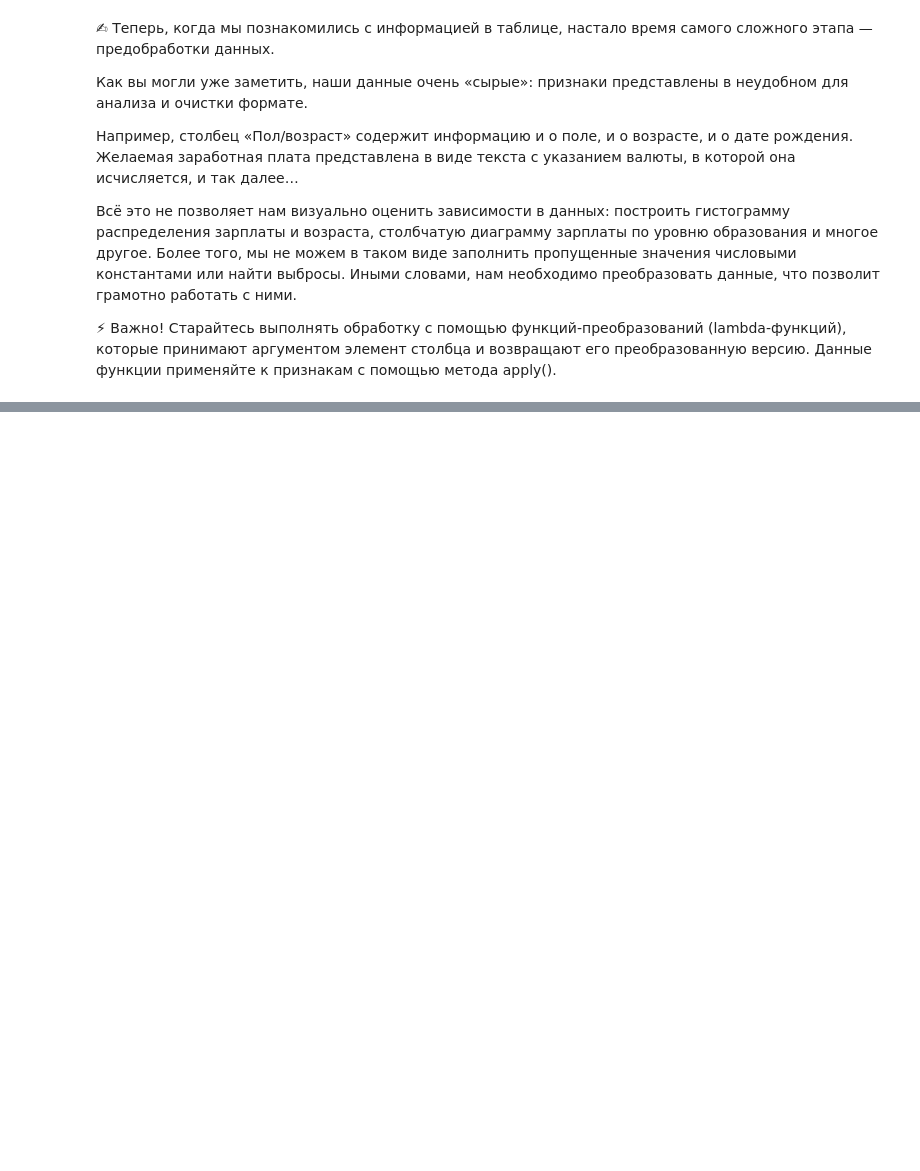
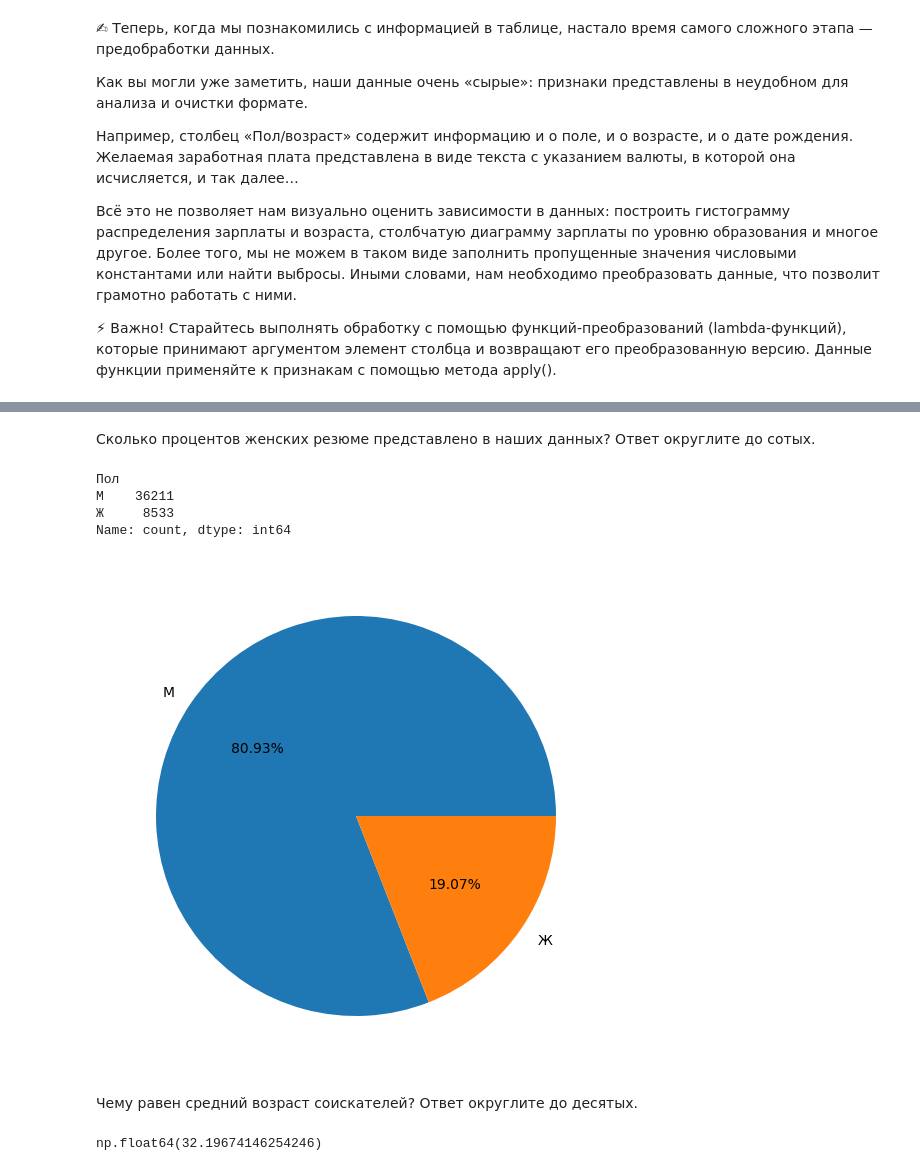
Before and after one commit to Fedgun/IDE, a Jupyter notebook: Skillfactory/Project_homework/Проект 1. Анализ резюме на HH/3. Преобразование данных.ipynb, the cells around one changed output, grey strips where cells are left out. Drawn from its saved outputs; the diff is of its cells as text; code cells hidden in the pictures; blank space fills up the shorter version.

```diff
--- a/Skillfactory/Project_homework/Проект 1. Анализ резюме на HH/3. Преобразование данных.ipynb
+++ b/Skillfactory/Project_homework/Проект 1. Анализ резюме на HH/3. Преобразование данных.ipynb
@@ -15,3 +15,7 @@ hh_data = pd.read_csv('data/dst-3.0_16_1_hh_database.csv', sep=';')
 Всё это не позволяет нам визуально оценить зависимости в данных: построить гистограмму распределения зарплаты и возраста, столбчатую диаграмму зарплаты по уровню образования и многое другое. Более того, мы не можем в таком виде заполнить пропущенные значения числовыми константами или найти выбросы. Иными словами, нам необходимо преобразовать данные, что позволит грамотно работать с ними.
 
 ⚡ Важно! Старайтесь выполнять обработку с помощью функций-преобразований (lambda-функций), которые принимают аргументом элемент столбца и возвращают его преобразованную версию. Данные функции применяйте к признакам с помощью метода apply().
+# %%
+hh_data.copy()
+education = hh_data['Образование и ВУЗ'].str.split().str[0:2]
+print(hh_data['Образование и ВУЗ'].unique())
@@ -17,0 +34,14 @@ hh_data = pd.read_csv('data/dst-3.0_16_1_hh_database.csv', sep=';')
+# %%
+def get_education(text):
+    education = ' '.join(text.split(' ')[:2])
+    if 'Неоконченное высшее' in education:
+        return 'неоконченное высшее'
+    elif 'Высшее' in education:
+        return 'высшее'
+    elif 'Среднее специальное' in education:
+        return 'среднее специальное'
+    elif 'Среднее образование' in education:
+        return 'среднее'
+hh_data['Образование'] = hh_data['Образование и ВУЗ'].apply(get_education)
+hh_data = hh_data.drop('Образование и ВУЗ', axis=1)
+print(hh_data['Образование'].value_counts())
@@ -17,0 +73,41 @@ hh_data = pd.read_csv('data/dst-3.0_16_1_hh_database.csv', sep=';')
+# %% [markdown]
+
+Сколько процентов женских резюме представлено в наших данных? Ответ округлите до сотых.
+# %%
+def get_gender(arg):
+    gender = arg.split(',')[0].strip()
+    if 'Мужчина' in gender:
+        return 'М'
+    else:
+        return 'Ж'
+
+
+hh_data['Пол'] = hh_data['Пол, возраст'].apply(get_gender)
+# %%
+gender_comb = hh_data['Пол'].value_counts()
+fig = plt.figure(figsize=(5, 5))
+axes = fig.add_axes([0, 0, 1, 1])
+axes.pie(
+    gender_comb,
+    labels=gender_comb.index,
+    autopct='%.2f%%',
+);
+display(gender_comb)
+# %% [output]
+Пол
+М    36211
+Ж     8533
+Name: count, dtype: int64
+[figure, added]
+# %% [markdown]
+Чему равен средний возраст соискателей? Ответ округлите до десятых.
+# %%
+def get_age(arg):
+    text = arg.split(',')[1].strip()
+    age = text.split(' ')[0].strip()
+    return int(age)
+
+hh_data['Возраст'] = hh_data['Пол, возраст'].apply(get_age)
+display(hh_data['Возраст'].mean())
+# %% [output]
+np.float64(32.19674146254246)
```
Also changed, not shown: parts of 21 cells of this notebook, 35 other files.
